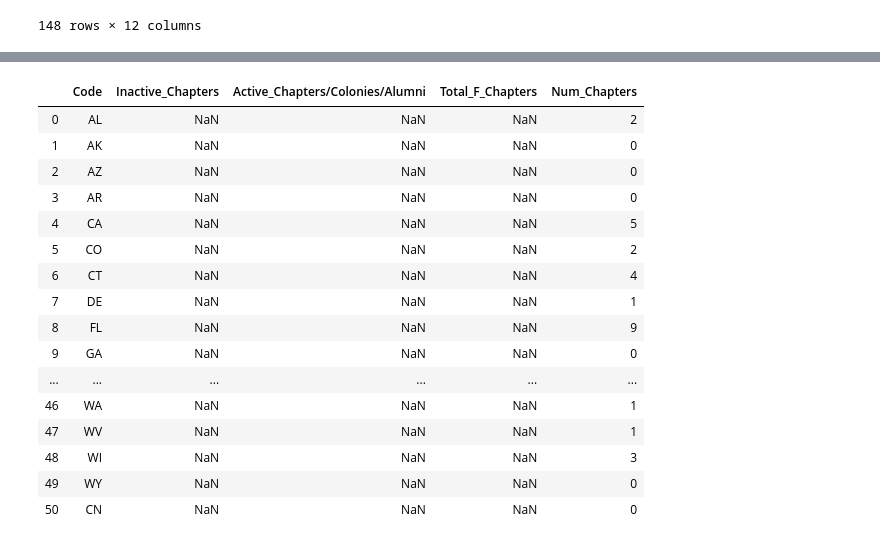
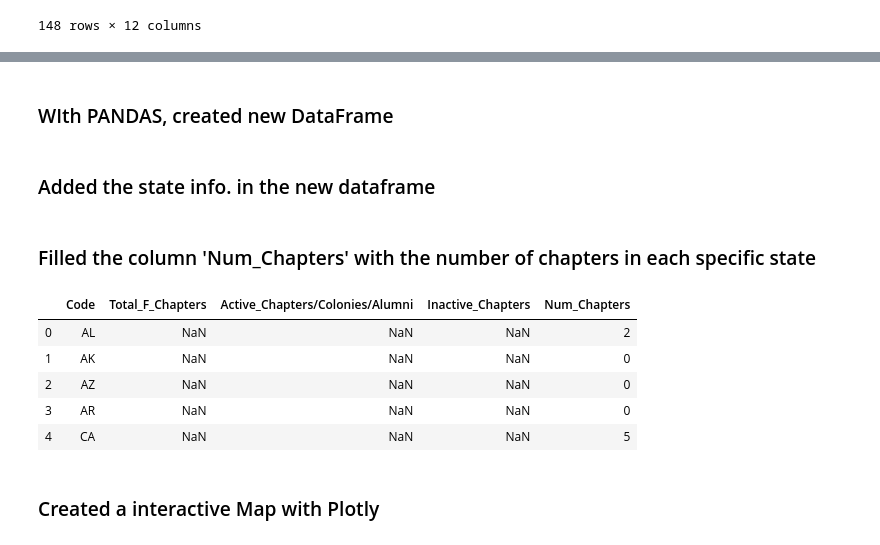
Before and after one commit to jcarreon5/Pilam_expansion, a Jupyter notebook: Pilam Map.ipynb, the cells around one changed output, grey strips where cells are left out. Cells and saved outputs as stored; diff of their text form; code cells hidden in the pictures.

```diff
--- a/Pilam Map.ipynb
+++ b/Pilam Map.ipynb
@@ -415,3 +445,5 @@ df_pilam_info
+# %% [markdown]
+### WIth PANDAS, created new DataFrame
 # %%
 #name of the Columns
 col= {'Code','Total_F_Chapters','Active_Chapters/Colonies/Alumni','Inactive_Chapters'}
@@ -421,43 +453,38 @@ index = range(0,51)
 
 # An (51,4) DataFrame with all elements equal to NaN
 df_pilam_count = pd.DataFrame(np.nan, index=index,columns= col)
+# %% [markdown]
+### Added the state info. in the new dataframe
 # %%
 states =[]
 for x in abbrev_us_state:
     states.append(x)
 states.append('CN')
 df_pilam_count['Code'] = states
+# %% [markdown]
+### Filled the column 'Num_Chapters'  with the number of chapters in each specific state
 # %%
 num = []
 for x in df_pilam_count['Code']:
     c = 0
     for i in df_pilam_info['State/Providence']:
         if x == i:
             #c = c+1
             c += 1
     num.append(c)
 
 df_pilam_count['Num_Chapters'] = num
 
-df_pilam_count
+df_pilam_count.head()
 # %% [output]
-|  | Code | Inactive_Chapters | Active_Chapters/Colonies/Alumni | Total_F_Chapters | Num_Chapters |
+|  | Code | Total_F_Chapters | Active_Chapters/Colonies/Alumni | Inactive_Chapters | Num_Chapters |
 | 0 | AL | NaN | NaN | NaN | 2 |
 | 1 | AK | NaN | NaN | NaN | 0 |
 | 2 | AZ | NaN | NaN | NaN | 0 |
 | 3 | AR | NaN | NaN | NaN | 0 |
 | 4 | CA | NaN | NaN | NaN | 5 |
-| 5 | CO | NaN | NaN | NaN | 2 |
-| 6 | CT | NaN | NaN | NaN | 4 |
-| 7 | DE | NaN | NaN | NaN | 1 |
-| 8 | FL | NaN | NaN | NaN | 9 |
-| 9 | GA | NaN | NaN | NaN | 0 |
-| ... | ... | ... | ... | ... | ... |
-| 46 | WA | NaN | NaN | NaN | 1 |
-| 47 | WV | NaN | NaN | NaN | 1 |
-| 48 | WI | NaN | NaN | NaN | 3 |
-| 49 | WY | NaN | NaN | NaN | 0 |
-| 50 | CN | NaN | NaN | NaN | 0 |
+# %% [markdown]
+### Created a interactive Map with Plotly
 # %%
 import plotly.graph_objects as go
 
```
Also changed, not shown: parts of 19 cells of this notebook.
